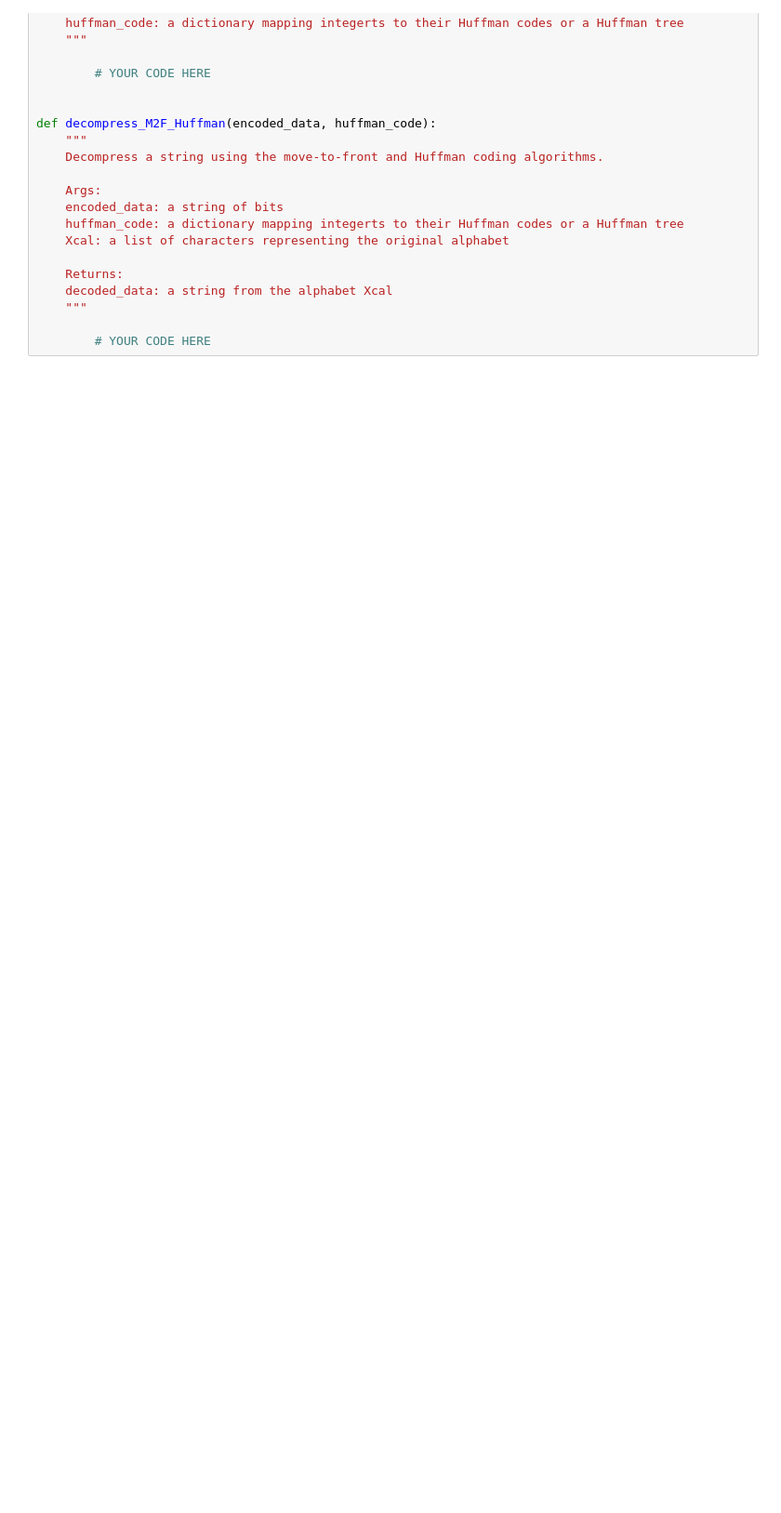
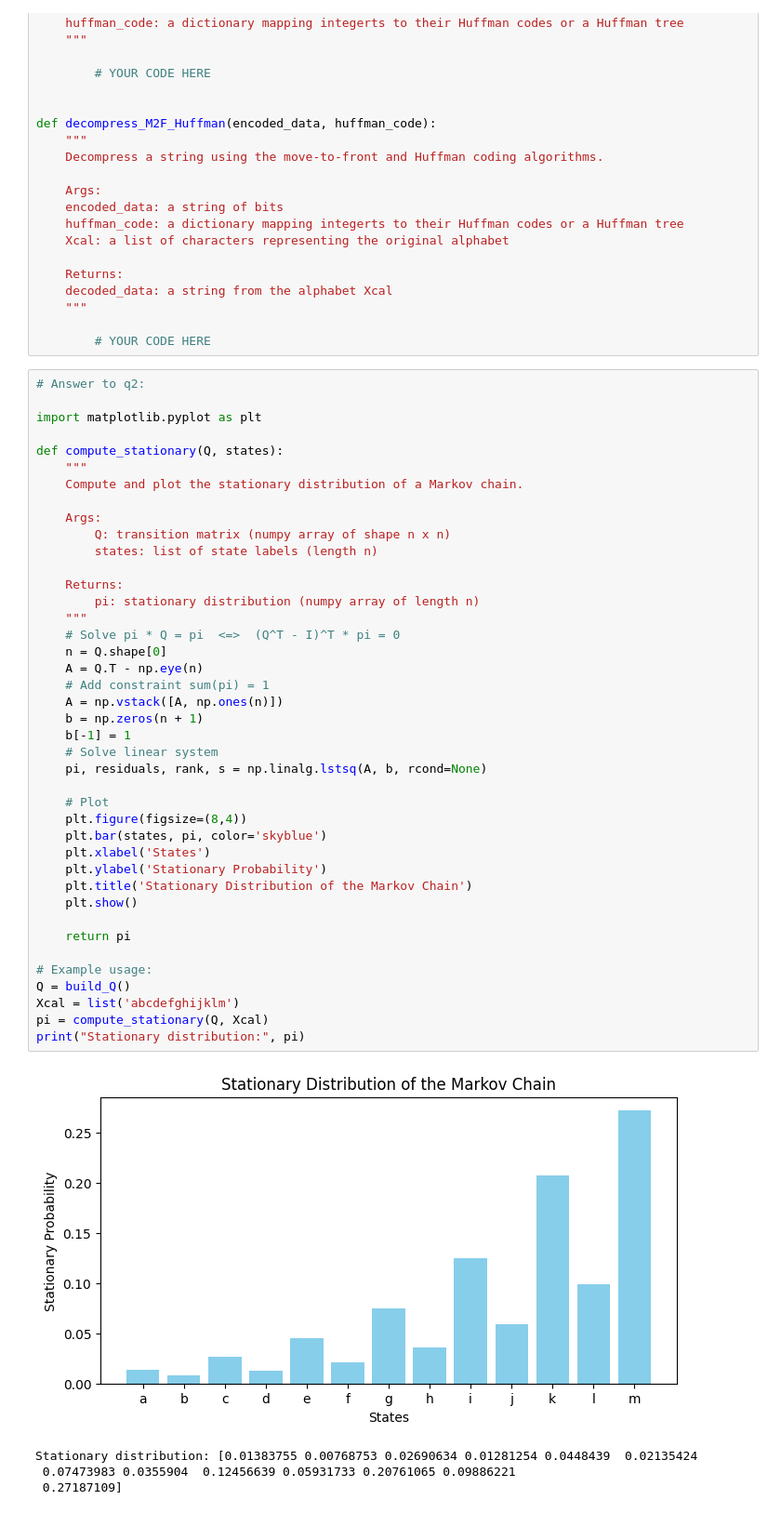
Before and after one commit to guyba7/HW5, a Jupyter notebook: hw5.ipynb, the cells around one changed output. Shown at 93% size. Cells and saved outputs as stored; diff of their text form; blank space fills up the shorter version.

Commit message:
answer 1.1. and 1.2

```diff
--- a/hw5.ipynb
+++ b/hw5.ipynb
@@ -336,6 +355,52 @@ def decompress_M2F_Huffman(encoded_data, huffman_code):
     """
 
         # YOUR CODE HERE
+# %%
+# Answer to q2:
+
+import matplotlib.pyplot as plt
+
+def compute_stationary(Q, states):
+    """
+    Compute and plot the stationary distribution of a Markov chain.
+
+    Args:
+        Q: transition matrix (numpy array of shape n x n)
+        states: list of state labels (length n)
+
+    Returns:
+        pi: stationary distribution (numpy array of length n)
+    """
+    # Solve pi * Q = pi  <=>  (Q^T - I)^T * pi = 0
+    n = Q.shape[0]
+    A = Q.T - np.eye(n)
+    # Add constraint sum(pi) = 1
+    A = np.vstack([A, np.ones(n)])
+    b = np.zeros(n + 1)
+    b[-1] = 1
+    # Solve linear system
+    pi, residuals, rank, s = np.linalg.lstsq(A, b, rcond=None)
+
+    # Plot
+    plt.figure(figsize=(8,4))
+    plt.bar(states, pi, color='skyblue')
+    plt.xlabel('States')
+    plt.ylabel('Stationary Probability')
+    plt.title('Stationary Distribution of the Markov Chain')
+    plt.show()
+
+    return pi
+
+# Example usage:
+Q = build_Q()
+Xcal = list('abcdefghijklm')
+pi = compute_stationary(Q, Xcal)
+print("Stationary distribution:", pi)
+# %% [output]
+[figure, added]
+Stationary distribution: [0.01383755 0.00768753 0.02690634 0.01281254 0.0448439  0.02135424
+ 0.07473983 0.0355904  0.12456639 0.05931733 0.20761065 0.09886221
+ 0.27187109]
 # %% [markdown]
 ## 2. Joint Typicality and Channel Coding
 (Based on problem 7.15 in Thomas \& Cover)
```
Also changed, not shown: parts of 1 cell of this notebook.
